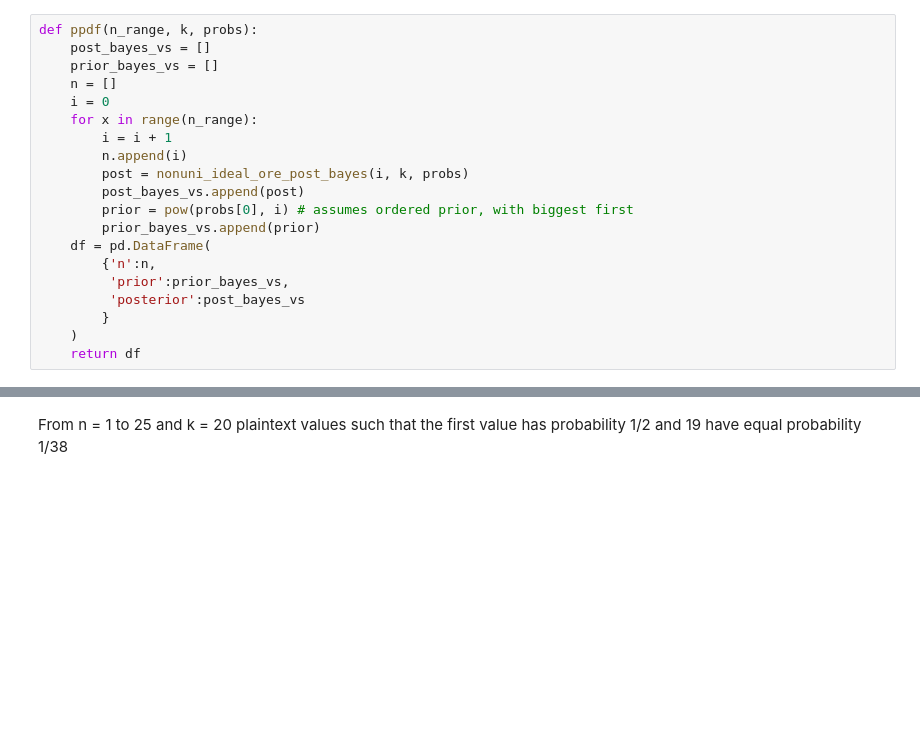
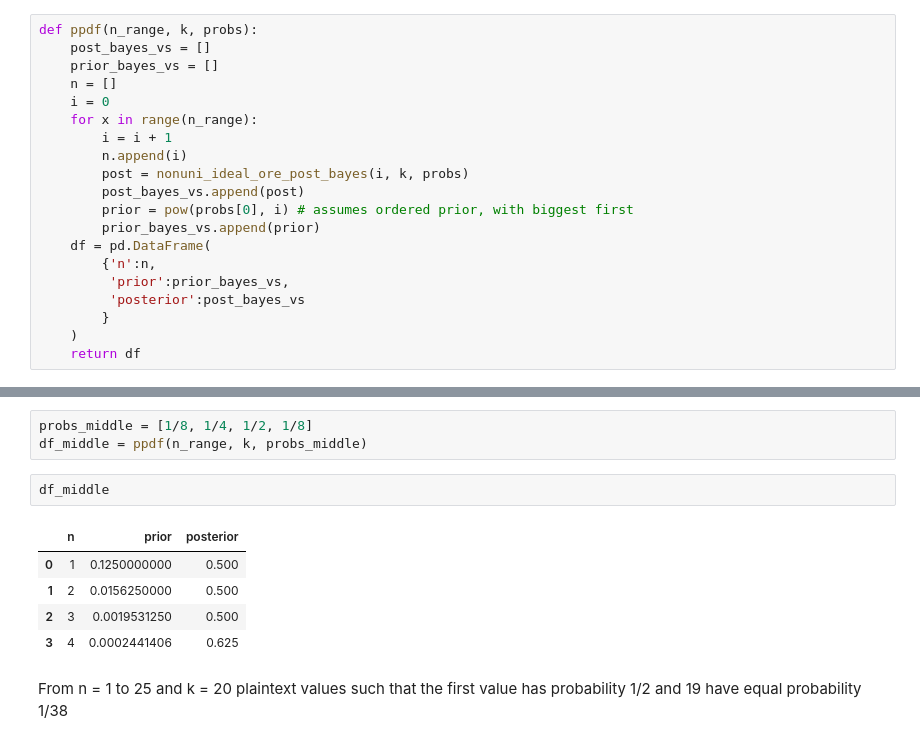
Before and after one commit to majk12/ore, a Jupyter notebook: Nonuniform_Ideal_ORE_Bayes.ipynb, the cells around one changed output, grey strips where cells are left out. Saved outputs shown, nothing was run; the diff lists cells and outputs as text; blank space fills up the shorter version.

```diff
--- a/Nonuniform_Ideal_ORE_Bayes.ipynb
+++ b/Nonuniform_Ideal_ORE_Bayes.ipynb
@@ -169,3 +211,14 @@ df_small
+# %%
+probs_middle = [1/8, 1/4, 1/2, 1/8]
+df_middle = ppdf(n_range, k, probs_middle)
+# %%
+df_middle
+# %% [output]
+|  | n | prior | posterior |
+| 0 | 1 | 0.1250000000 | 0.500 |
+| 1 | 2 | 0.0156250000 | 0.500 |
+| 2 | 3 | 0.0019531250 | 0.500 |
+| 3 | 4 | 0.0002441406 | 0.625 |
 # %% [markdown]
 From n = 1 to 25
 and k = 20 plaintext values
```
Also changed, not shown: parts of 8 cells of this notebook.
